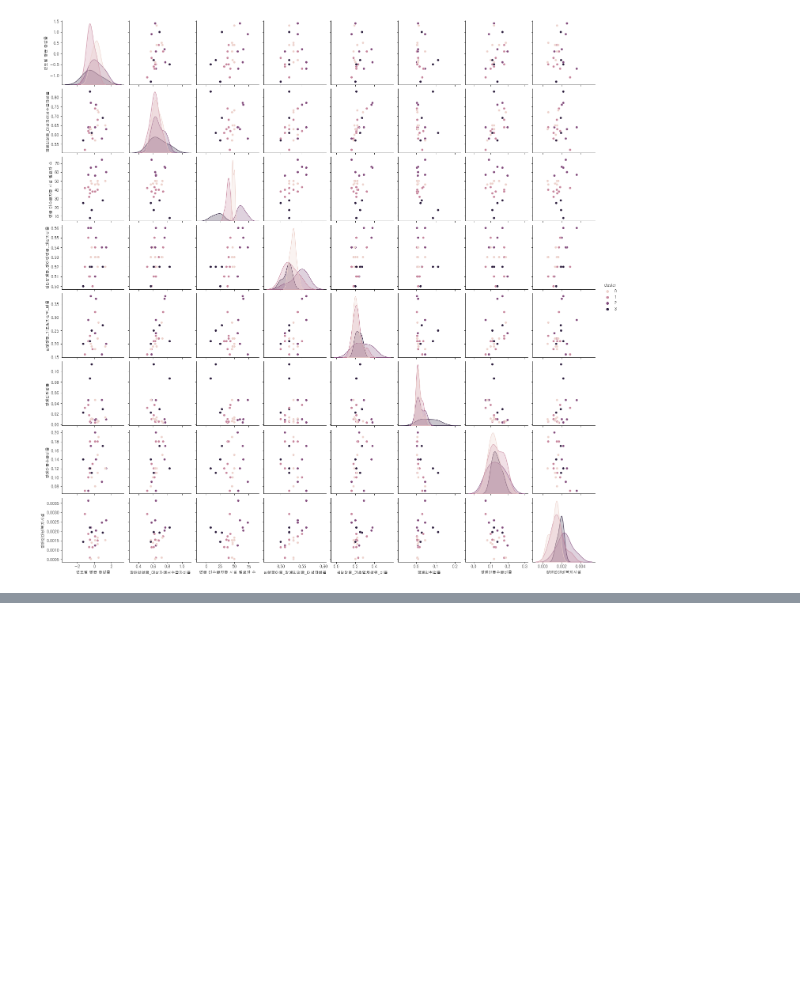
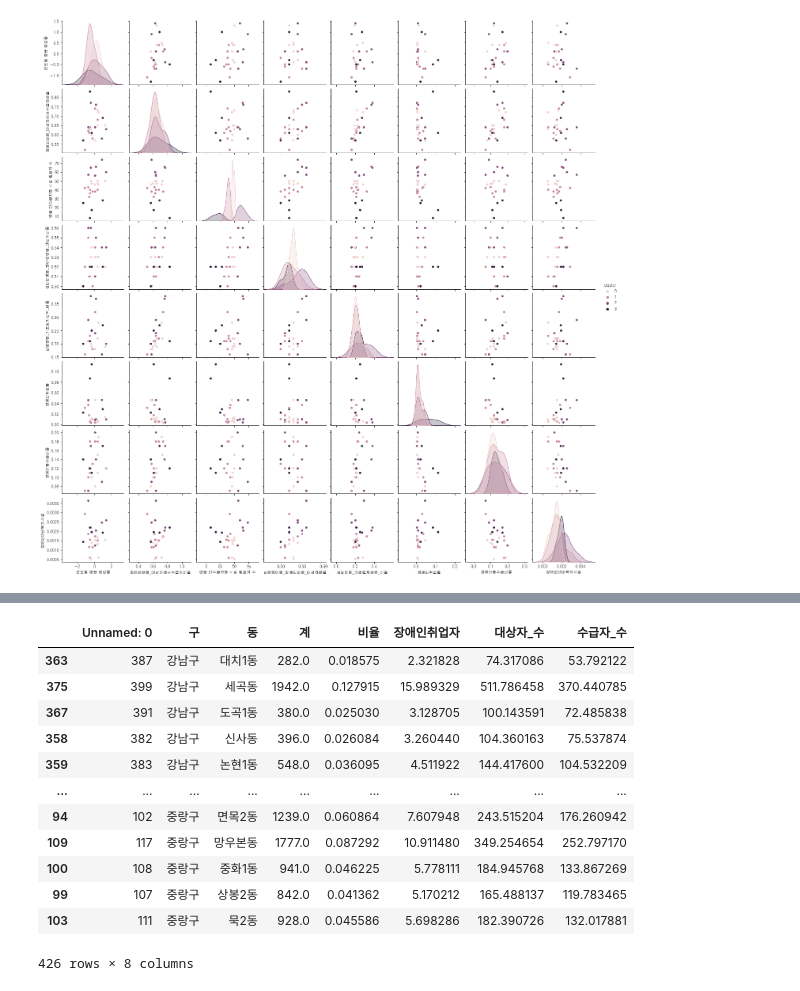
Before and after one commit to Toddbear20/Taxi_project, a Jupyter notebook: welfare.ipynb, the cells around one changed output, grey strips where cells are left out. Cells and saved outputs as stored; diff of their text form; code cells hidden in the pictures; blank space fills up the shorter version.

```diff
--- a/welfare.ipynb
+++ b/welfare.ipynb
@@ -1130,0 +1234,17 @@ b - 10893
+# %%
+df_dong=df_dong.sort_values('구')
+df_dong
+# %% [output]
+|  | Unnamed: 0 | 구 | 동 | 계 | 비율 | 장애인취업자 | 대상자_수 | 수급자_수 |
+| 363 | 387 | 강남구 | 대치1동 | 282.0 | 0.018575 | 2.321828 | 74.317086 | 53.792122 |
+| 375 | 399 | 강남구 | 세곡동 | 1942.0 | 0.127915 | 15.989329 | 511.786458 | 370.440785 |
+| 367 | 391 | 강남구 | 도곡1동 | 380.0 | 0.025030 | 3.128705 | 100.143591 | 72.485838 |
+| 358 | 382 | 강남구 | 신사동 | 396.0 | 0.026084 | 3.260440 | 104.360163 | 75.537874 |
+| 359 | 383 | 강남구 | 논현1동 | 548.0 | 0.036095 | 4.511922 | 144.417600 | 104.532209 |
+| ... | ... | ... | ... | ... | ... | ... | ... | ... |
+| 94 | 102 | 중랑구 | 면목2동 | 1239.0 | 0.060864 | 7.607948 | 243.515204 | 176.260942 |
+| 109 | 117 | 중랑구 | 망우본동 | 1777.0 | 0.087292 | 10.911480 | 349.254654 | 252.797170 |
+| 100 | 108 | 중랑구 | 중화1동 | 941.0 | 0.046225 | 5.778111 | 184.945768 | 133.867269 |
+| 99 | 107 | 중랑구 | 상봉2동 | 842.0 | 0.041362 | 5.170212 | 165.488137 | 119.783465 |
+| 103 | 111 | 중랑구 | 묵2동 | 928.0 | 0.045586 | 5.698286 | 182.390726 | 132.017881 |
+426 rows × 8 columns
```
Also changed, not shown: parts of 20 cells of this notebook, 3 other files.
